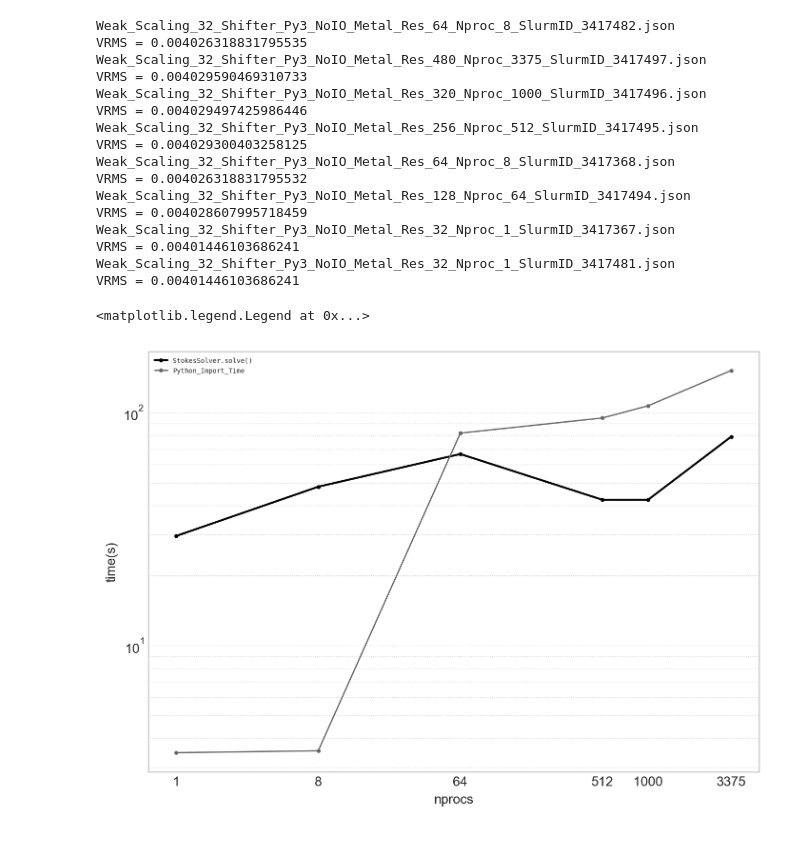
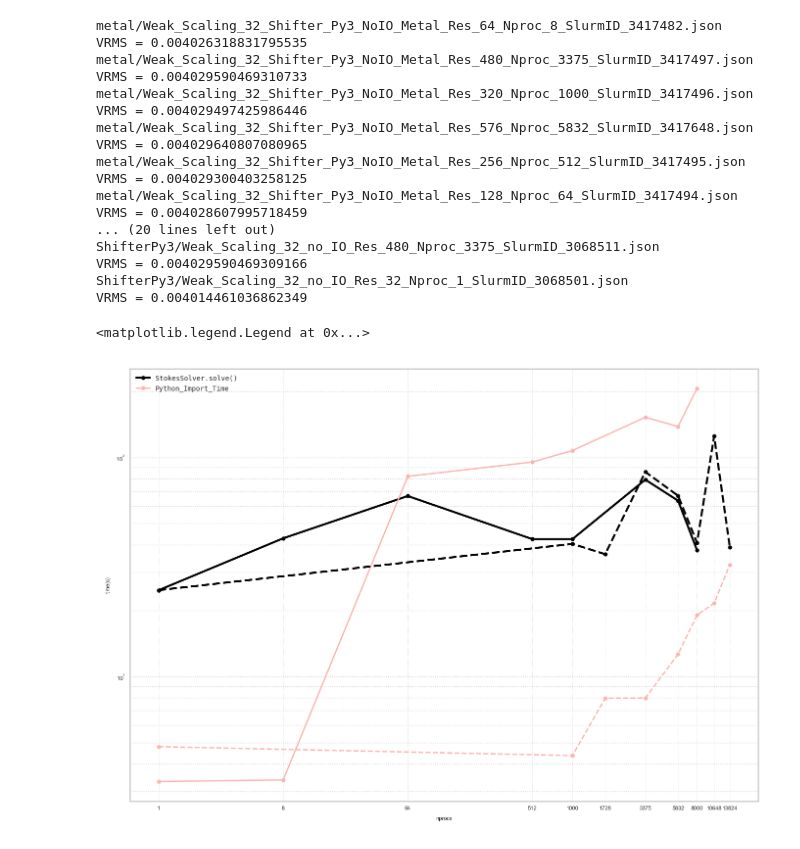
Before and after one commit to jmansour/uw2pmodels, a Jupyter notebook: timing/timing_analysis.ipynb, the cells around one changed output. Cells and saved outputs as stored; diff of their text form; code cells hidden in the pictures.

```diff
--- a/timing/timing_analysis.ipynb
+++ b/timing/timing_analysis.ipynb
@@ -11,7 +15,8 @@ import collections
 nrpoc_set = set()
 import glob
 bases = [
-         "Weak_Scaling_32_Shifter_Py3_NoIO_Metal",]
+         "metal/Weak_Scaling_32_Shifter_Py3_NoIO_Metal",
+         "ShifterPy3/Weak_Scaling_32_no_IO"]
 
 def grab_files(base):
     jsonguy = collections.defaultdict(lambda: [])
@@ -34,22 +39,23 @@ jsons = []
 for baseguy in bases:
     jsons.append(grab_files(baseguy))
 # %% [output]
-Weak_Scaling_32_Shifter_Py3_NoIO_Metal_Res_64_Nproc_8_SlurmID_3417482.json
+metal/Weak_Scaling_32_Shifter_Py3_NoIO_Metal_Res_64_Nproc_8_SlurmID_3417482.json
 VRMS = 0.004026318831795535
-Weak_Scaling_32_Shifter_Py3_NoIO_Metal_Res_480_Nproc_3375_SlurmID_3417497.json
+metal/Weak_Scaling_32_Shifter_Py3_NoIO_Metal_Res_480_Nproc_3375_SlurmID_3417497.json
 VRMS = 0.004029590469310733
-Weak_Scaling_32_Shifter_Py3_NoIO_Metal_Res_320_Nproc_1000_SlurmID_3417496.json
+metal/Weak_Scaling_32_Shifter_Py3_NoIO_Metal_Res_320_Nproc_1000_SlurmID_3417496.json
 VRMS = 0.004029497425986446
-Weak_Scaling_32_Shifter_Py3_NoIO_Metal_Res_256_Nproc_512_SlurmID_3417495.json
+metal/Weak_Scaling_32_Shifter_Py3_NoIO_Metal_Res_576_Nproc_5832_SlurmID_3417648.json
+VRMS = 0.004029640807080965
+metal/Weak_Scaling_32_Shifter_Py3_NoIO_Metal_Res_256_Nproc_512_SlurmID_3417495.json
 VRMS = 0.004029300403258125
-Weak_Scaling_32_Shifter_Py3_NoIO_Metal_Res_64_Nproc_8_SlurmID_3417368.json
-VRMS = 0.004026318831795532
-Weak_Scaling_32_Shifter_Py3_NoIO_Metal_Res_128_Nproc_64_SlurmID_3417494.json
+metal/Weak_Scaling_32_Shifter_Py3_NoIO_Metal_Res_128_Nproc_64_SlurmID_3417494.json
 VRMS = 0.004028607995718459
-Weak_Scaling_32_Shifter_Py3_NoIO_Metal_Res_32_Nproc_1_SlurmID_3417367.json
-VRMS = 0.00401446103686241
-Weak_Scaling_32_Shifter_Py3_NoIO_Metal_Res_32_Nproc_1_SlurmID_3417481.json
-VRMS = 0.00401446103686241
+... (20 lines left out)
+ShifterPy3/Weak_Scaling_32_no_IO_Res_480_Nproc_3375_SlurmID_3068511.json
+VRMS = 0.004029590469309166
+ShifterPy3/Weak_Scaling_32_no_IO_Res_32_Nproc_1_SlurmID_3068501.json
+VRMS = 0.004014461036862349
 # %%
 # Here we pick out the most expensive routines from a run
 guy32 = jsons[0][(64,8)][0]
@@ -84,7 +90,9 @@ funcs = [
 #  'SwarmVariable.save()',
 #  'Figure.save()',
  'StokesSolver.solve()',
-'Python_Import_Time']
+'Python_Import_Time',
+# 'Container_Launch_Time'
+]
 
 # funcs = [
 # #  'FeMesh.load()',
@@ -141,34 +149,34 @@ ax = plt.subplot(1,1,1,xscale='log', yscale='log')
 # ax.set_title("Save operations")
 ax.set_xlabel("nprocs")
 ax.set_ylabel("time(s)")
 sortedprocs = sorted(list(nrpoc_set))
 ax.xaxis.set_ticks(sortedprocs)
 ax.xaxis.set_ticklabels(sortedprocs)
 ax.grid(axis="y", which="both",linestyle=':',linewidth=0.5)
-ax.grid(axis="x", which="both",linestyle=':',linewidth=0.)
+ax.grid(axis="x", which="major",linestyle=':',linewidth=0.25)
 linestyles = ['-','--',':']
 from matplotlib.pyplot import cm
 import numpy as np
-colours = cm.Dark2(np.linspace(0,1,len(funcs)))
+colours = cm.Pastel1_r(np.linspace(0,1,len(funcs)))
 
 for index, dat in enumerate(dats):
     colind = 0
     for key, value in dat.items():
         xy = []
         for entry in value:
             xy.append((entry[1],entry[2]))
         sorteddat = sorted(xy, key=lambda x: x[0], reverse=False)
         if key=='StokesSolver.solve()':
             col = "black"
             lw  = 1.5
         else:
             col = colours[colind]
             lw = 1.
         if index!=0: key=None
         ax.plot([x[0] for x in sorteddat],[x[1] for x in sorteddat], label=key, color=col, linestyle=linestyles[index], marker='o', markersize=2,linewidth=lw)
         colind+=1
 ax.legend( prop={'family': 'monospace', 'size':5})
 # %% [output]
 <matplotlib.legend.Legend at 0x...>
-[figure, old version]
+[figure, new version]
 # %%
```
Also changed, not shown: parts of 3 cells of this notebook, 7 other files.
